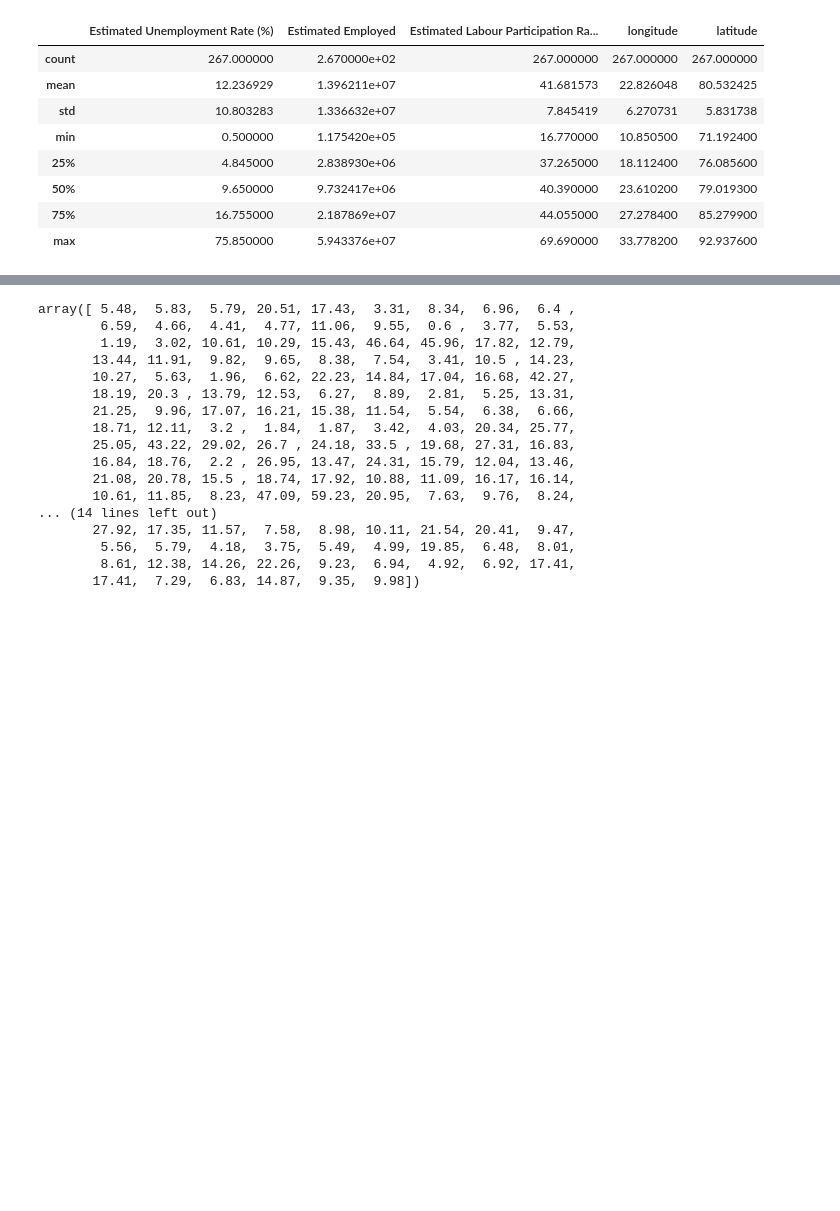
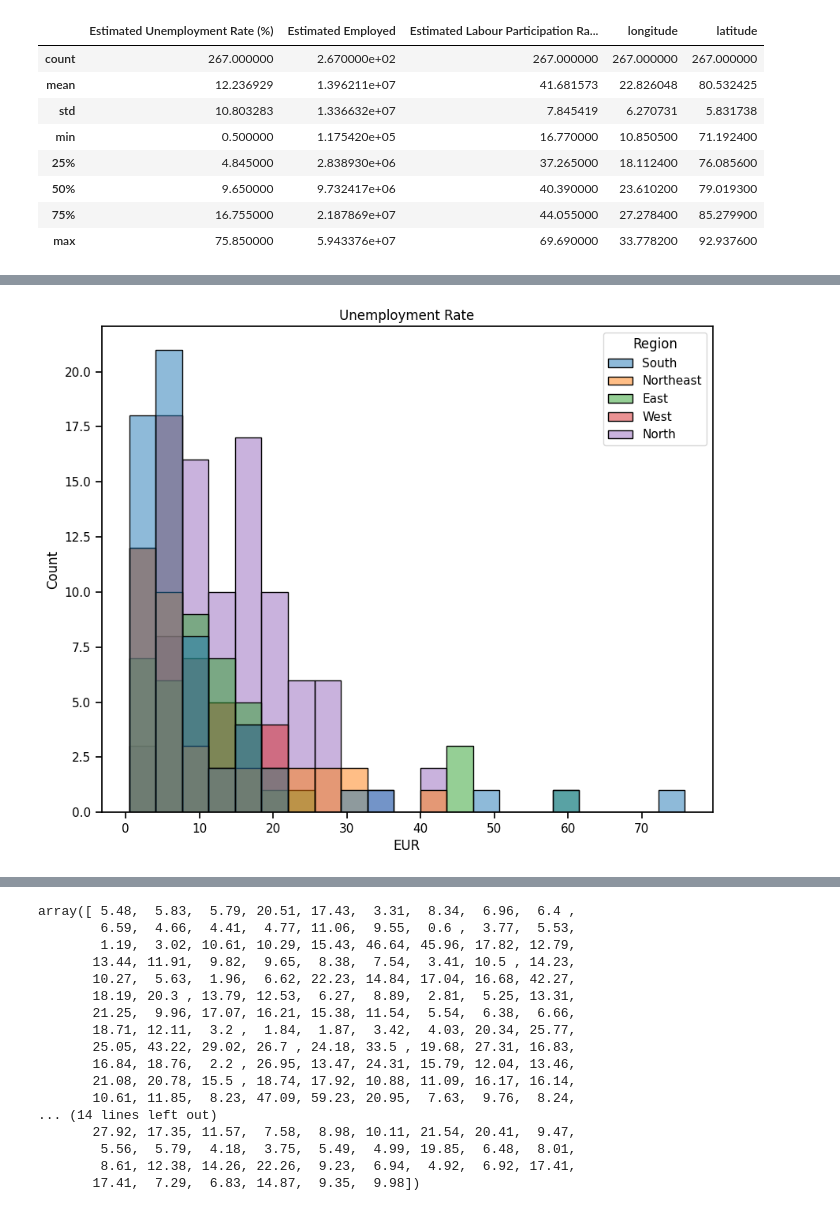
Before and after one commit to SagarDas07/OIBSIP, a Jupyter notebook: Unemployment_analysis/unemployment.ipynb, the cells around one changed output, grey strips where cells are left out. Cells and saved outputs as stored; diff of their text form; code cells hidden in the pictures; blank space fills up the shorter version.

```diff
--- a/Unemployment_analysis/unemployment.ipynb
+++ b/Unemployment_analysis/unemployment.ipynb
@@ -67,0 +136,10 @@ data.describe()
+# %%
+#unemployment rate according to different regions of India
+data.columns= ["State","Date","Frequency","EUR","EE","ELPR","Region","longitude","latitude"]
+
+plt.figure(figsize=(10, 8))
+plt.title("Unemployment Rate")
+sns.histplot(x="EUR", hue="Region", data=data)
+plt.show()
+# %% [output]
+[figure, added]
```
Also changed, not shown: parts of 19 cells of this notebook.
